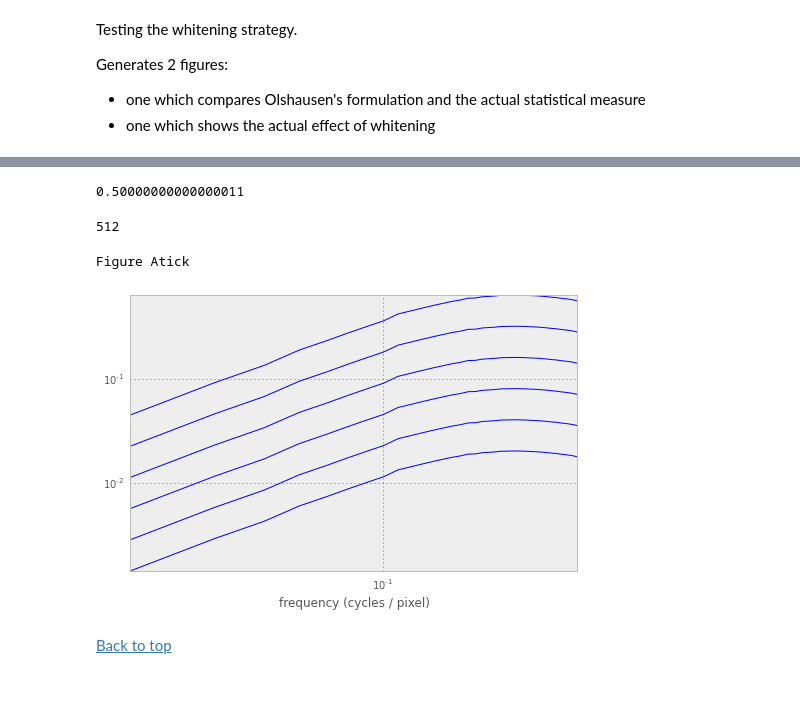
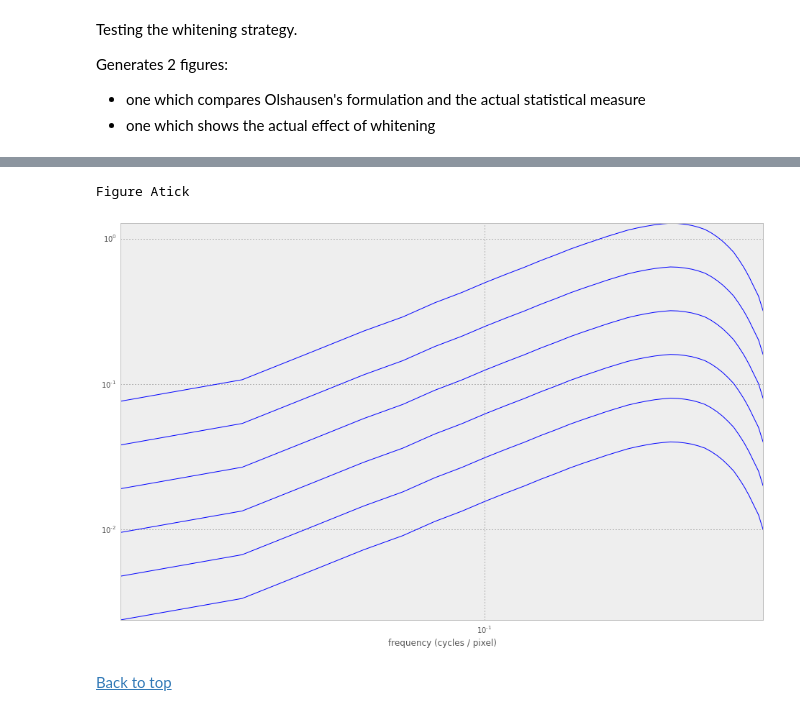
Before and after one commit to bicv/SLIP, a Jupyter notebook: SLIP.ipynb, the cells around one changed output, grey strips where cells are left out. Saved outputs shown, nothing was run; the diff lists cells and outputs as text; code cells hidden in the pictures; blank space fills up the shorter version.

```diff
--- a/SLIP.ipynb
+++ b/SLIP.ipynb
@@ -380,48 +439,33 @@ NameError: name 'image' is not defined
-# %%
-(im.f**2).max()
-# %% [output]
-0.50000000000000011
-# %%
-im.N_X
-# %% [output]
-512
 # %%
-def fig_atick(K):
-    """ This is just to remember that we use a simpler fitering technique.
+""" This is just to remember that we use a simpler fitering technique.
 
-    In the Attick LGN, the gain is changed according to an estimation of the SNR.
+In the Attick LGN, the gain is changed according to an estimation of the SNR.
 
-    """
+"""
+print 'Figure Atick'
+image = plt.imread('database/lena256.png')[:,:,0]
 
-    global ext, fig_width, results_folder
-    print 'Figure Atick'
+contrasts = 1. / 2**np.arange(6)
+freqs = np.linspace(0.,.49, 40)
+size  = image.shape
+x, y = np.mgrid[0:size[0],0:size[1]]
 
-    contrasts = 1. / 2**np.arange(6)
-    freqs = np.linspace(0.,.49, 40)
-    size  = K.shape
-    x, y = np.mgrid[0:size[0],0:size[1]]
+response = np.zeros((len(freqs), len(contrasts)))
+for i_contrast, contrast in enumerate(contrasts):
+    for i_freq, freq in enumerate(freqs):
+        image = contrast * np.sin( 2* np.pi * x * freq)
+        white = im.whitening(image)
+        response[i_freq,i_contrast] = np.std(white)
+response.shape
 
-    response = np.zeros((len(freqs), len(contrasts)))
-    for i_contrast, contrast in enumerate(contrasts):
-        for i_freq, freq in enumerate(freqs):
-            image = contrast * np.sin( 2* np.pi * x * freq)
-            white = im.whitening(image)
-            response[i_freq,i_contrast] = np.std(white)
-    response.shape
-
-    fig = plt.figure(figsize=(fig_width, 0.618*fig_width))
-    a = plt.subplot(111)
-    a.loglog(freqs,response,c='b')
-    plt.xlabel('frequency (cycles / pixel)')
-    plt.axis('tight')
-    #fig.savefig(results_folder + '/'  + 'whitening_atick' + ext)
-    #plt.close(fig)
-    plt.show()
-
-fig_atick(K)
+fig = plt.figure(figsize=(fig_width, 0.618*fig_width))
+a = plt.subplot(111)
+a.loglog(freqs,response,c='b')
+plt.xlabel('frequency (cycles / pixel)')
+_ = plt.axis('tight')
 # %% [output]
 Figure Atick
-[figure, old version]
+[figure, new version]
 # %% [markdown]
 [Back to top](#SLIP)
 # %% [markdown]
```
Also changed, not shown: parts of 18 cells of this notebook, 2 other files.
